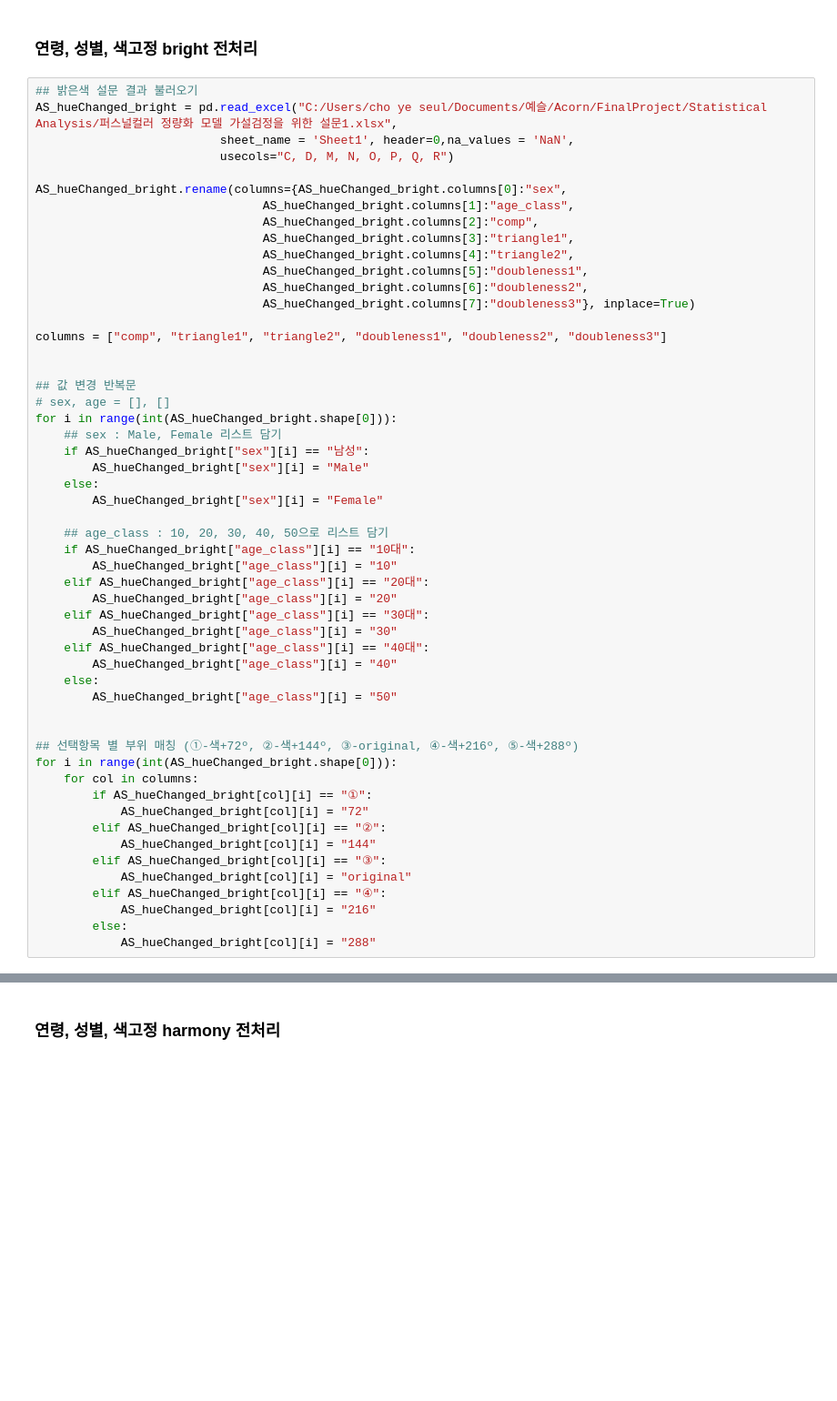
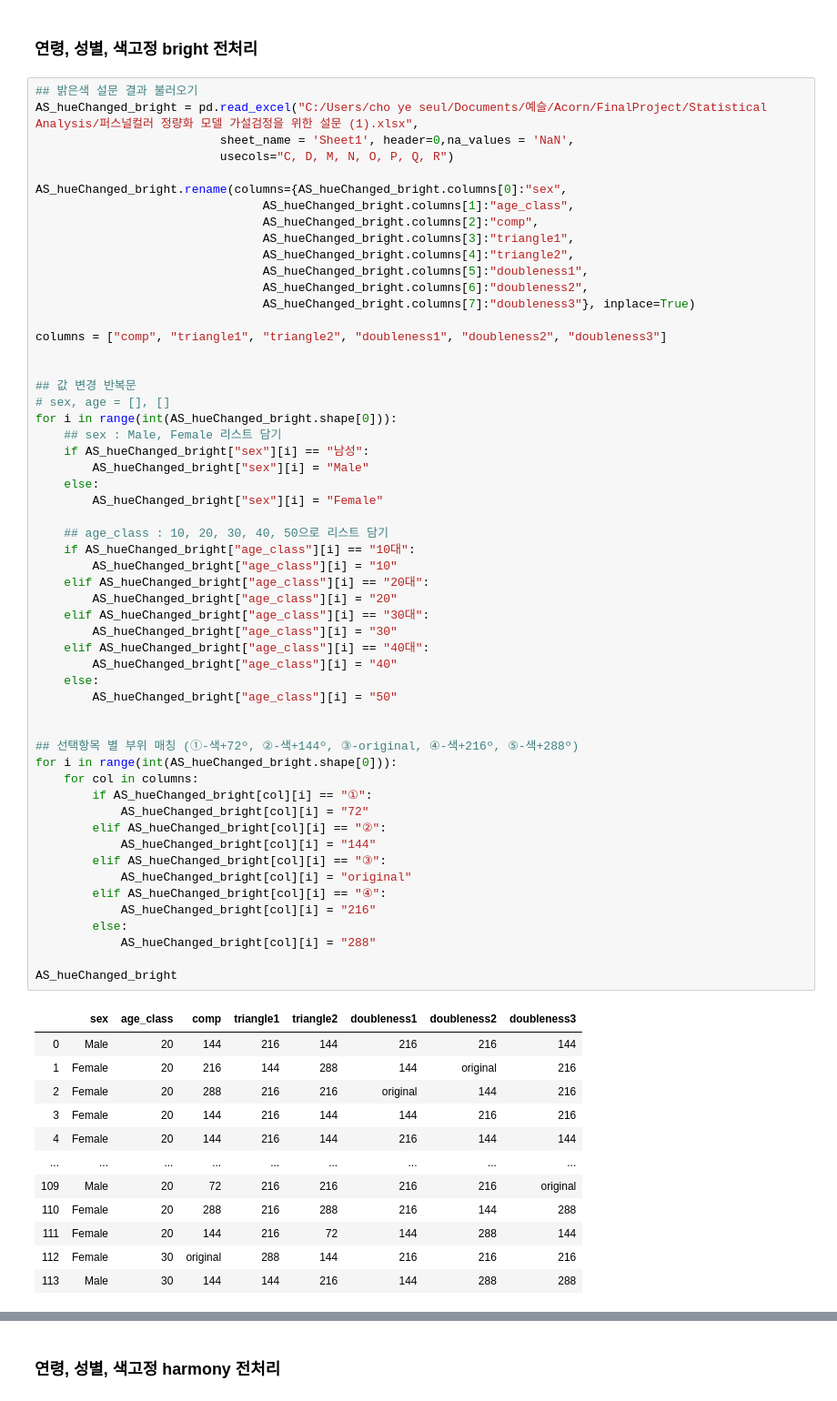
Before and after one commit to slmteruto/CAI, a Jupyter notebook: cys/CAI_Survey_preprocessing.ipynb, the cells around one changed output, grey strips where cells are left out. Shown at 91% size. Cells and saved outputs as stored; diff of their text form; blank space fills up the shorter version.

```diff
--- a/cys/CAI_Survey_preprocessing.ipynb
+++ b/cys/CAI_Survey_preprocessing.ipynb
@@ -43,7 +60,7 @@ from IPython.display import Image
 ### 연령, 성별, 색고정 bright 전처리
 # %%
 ## 밝은색 설문 결과 불러오기
-AS_hueChanged_bright = pd.read_excel("C:/Users/cho ye seul/Documents/예슬/Acorn/FinalProject/Statistical Analysis/퍼스널컬러 정량화 모델 가설검정을 위한 설문1.xlsx",
+AS_hueChanged_bright = pd.read_excel("C:/Users/cho ye seul/Documents/예슬/Acorn/FinalProject/Statistical Analysis/퍼스널컬러 정량화 모델 가설검정을 위한 설문 (1).xlsx",
                           sheet_name = 'Sheet1', header=0,na_values = 'NaN',
                           usecols="C, D, M, N, O, P, Q, R")
 
@@ -67,30 +84,45 @@ for i in range(int(AS_hueChanged_bright.shape[0])):
         AS_hueChanged_bright["sex"][i] = "Male"
     else:
         AS_hueChanged_bright["sex"][i] = "Female"
 
     ## age_class : 10, 20, 30, 40, 50으로 리스트 담기
     if AS_hueChanged_bright["age_class"][i] == "10대":
         AS_hueChanged_bright["age_class"][i] = "10"
     elif AS_hueChanged_bright["age_class"][i] == "20대":
         AS_hueChanged_bright["age_class"][i] = "20"
     elif AS_hueChanged_bright["age_class"][i] == "30대":
         AS_hueChanged_bright["age_class"][i] = "30"
     elif AS_hueChanged_bright["age_class"][i] == "40대":
         AS_hueChanged_bright["age_class"][i] = "40"
     else:
         AS_hueChanged_bright["age_class"][i] = "50"
 
 
 ## 선택항목 별 부위 매칭 (①-색+72º, ②-색+144º, ③-original, ④-색+216º, ⑤-색+288º)
 for i in range(int(AS_hueChanged_bright.shape[0])):
     for col in columns:
         if AS_hueChanged_bright[col][i] == "①":
             AS_hueChanged_bright[col][i] = "72"
         elif AS_hueChanged_bright[col][i] == "②":
             AS_hueChanged_bright[col][i] = "144"
         elif AS_hueChanged_bright[col][i] == "③":
             AS_hueChanged_bright[col][i] = "original"
         elif AS_hueChanged_bright[col][i] == "④":
             AS_hueChanged_bright[col][i] = "216"
         else:
             AS_hueChanged_bright[col][i] = "288"
+
+AS_hueChanged_bright
+# %% [output]
+|  | sex | age_class | comp | triangle1 | triangle2 | doubleness1 | doubleness2 | doubleness3 |
+| 0 | Male | 20 | 144 | 216 | 144 | 216 | 216 | 144 |
+| 1 | Female | 20 | 216 | 144 | 288 | 144 | original | 216 |
+| 2 | Female | 20 | 288 | 216 | 216 | original | 144 | 216 |
+| 3 | Female | 20 | 144 | 216 | 144 | 144 | 216 | 216 |
+| 4 | Female | 20 | 144 | 216 | 144 | 216 | 144 | 144 |
+| ... | ... | ... | ... | ... | ... | ... | ... | ... |
+| 109 | Male | 20 | 72 | 216 | 216 | 216 | 216 | original |
+| 110 | Female | 20 | 288 | 216 | 288 | 216 | 144 | 288 |
+| 111 | Female | 20 | 144 | 216 | 72 | 144 | 288 | 144 |
+| 112 | Female | 30 | original | 288 | 144 | 216 | 216 | 216 |
+| 113 | Male | 30 | 144 | 144 | 216 | 144 | 288 | 288 |
```
Also changed, not shown: parts of 34 cells of this notebook.
